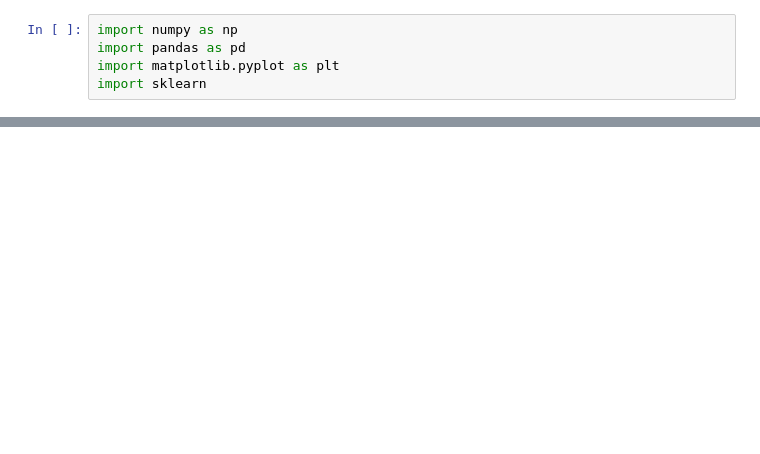
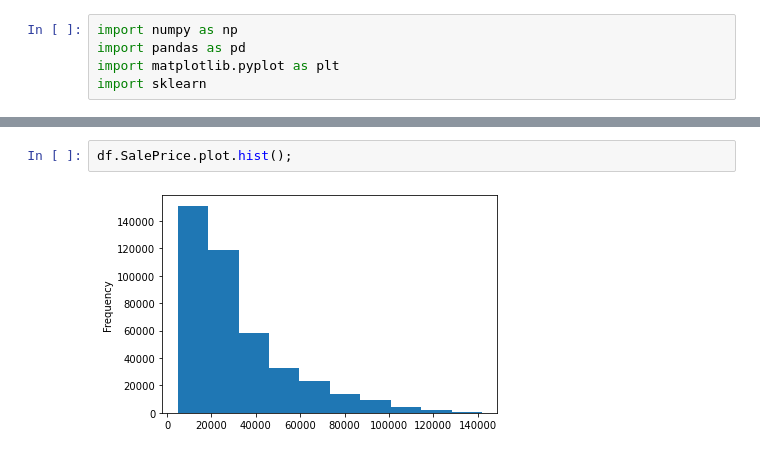
Before and after one commit to postovalov/bulldozer-price-prediction-project, a Jupyter notebook: end-to-end-bulldozer-price-regression.ipynb, the cells around one changed output, grey strips where cells are left out. Cells and saved outputs as stored; diff of their text form; blank space fills up the shorter version.

```diff
--- a/end-to-end-bulldozer-price-regression.ipynb
+++ b/end-to-end-bulldozer-price-regression.ipynb
@@ -36,0 +102,4 @@ import sklearn
+# %%
+df.SalePrice.plot.hist();
+# %% [output]
+[figure, added]
```
Also changed, not shown: parts of 13 cells of this notebook.
